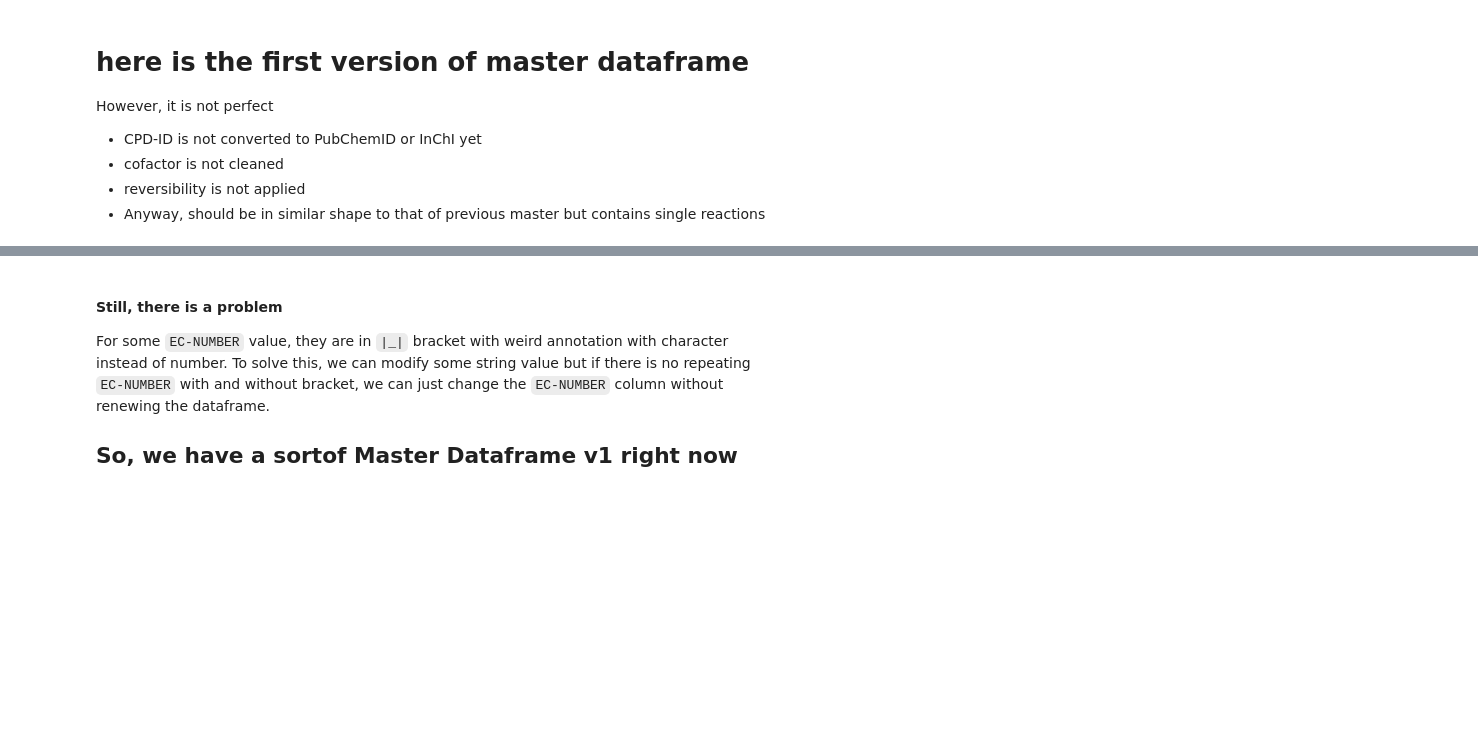
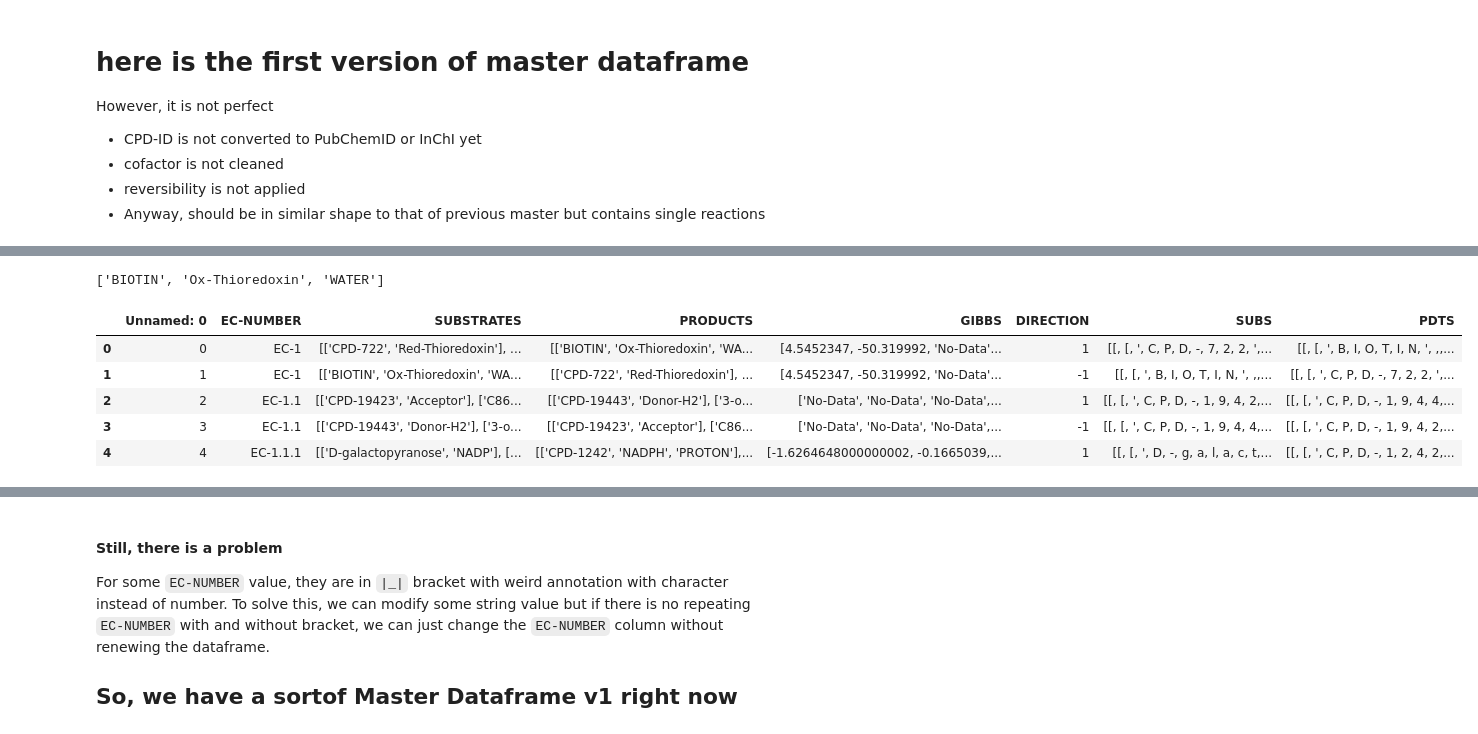
Before and after one commit to metamoles/metamoles, a Jupyter notebook: notebooks/Data_organization.ipynb, the cells around one changed output, grey strips where cells are left out. Drawn from its saved outputs; the diff is of its cells as text; code cells hidden in the pictures; blank space fills up the shorter version.

```diff
--- a/notebooks/Data_organization.ipynb
+++ b/notebooks/Data_organization.ipynb
@@ -630,0 +416,4 @@ df_merged.to_csv('df_merged.csv')
+# %%
+master = pd.read_csv('../notebooks/df_merged_1st.csv')
+master.shape
+master.head()
@@ -630,0 +446,38 @@ df_merged.to_csv('df_merged.csv')
+# %%
+master['PRODUCTS']
+# %% [output]
+['BIOTIN', 'Ox-Thioredoxin', 'WATER']
+# %%
+subs_list = []
+pdts_list = []
+for index, row in master.iterrows():
+
+    Subs = []
+    Pdts = []
+
+    for item_set in row['SUBSTRATES']:
+        if type(item_set) == list:
+            for item in item_set:
+                Subs.append(item)
+        else:
+            Subs.append(item_set)
+    for item_set in row['PRODUCTS']:
+        if type(item_set) == list:
+            for item in item_set:
+                Pdts.append(item)
+        else:
+            Pdts.append(item_set)
+    subs_list.append(Subs)
+    pdts_list.append(Pdts)
+
+master['SUBS'] = subs_list
+master['PDTS'] = pdts_list
+# %%
+master.head()
+# %% [output]
+|  | Unnamed: 0 | EC-NUMBER | SUBSTRATES | PRODUCTS | GIBBS | DIRECTION | SUBS | PDTS |
+| 0 | 0 | EC-1 | [['CPD-722', 'Red-Thioredoxin'], ... | [['BIOTIN', 'Ox-Thioredoxin', 'WA... | [4.5452347, -50.319992, 'No-Data'... | 1 | [[, [, ', C, P, D, -, 7, 2, 2, ',... | [[, [, ', B, I, O, T, I, N, ', ,,... |
+| 1 | 1 | EC-1 | [['BIOTIN', 'Ox-Thioredoxin', 'WA... | [['CPD-722', 'Red-Thioredoxin'], ... | [4.5452347, -50.319992, 'No-Data'... | -1 | [[, [, ', B, I, O, T, I, N, ', ,,... | [[, [, ', C, P, D, -, 7, 2, 2, ',... |
+| 2 | 2 | EC-1.1 | [['CPD-19423', 'Acceptor'], ['C86... | [['CPD-19443', 'Donor-H2'], ['3-o... | ['No-Data', 'No-Data', 'No-Data',... | 1 | [[, [, ', C, P, D, -, 1, 9, 4, 2,... | [[, [, ', C, P, D, -, 1, 9, 4, 4,... |
+| 3 | 3 | EC-1.1 | [['CPD-19443', 'Donor-H2'], ['3-o... | [['CPD-19423', 'Acceptor'], ['C86... | ['No-Data', 'No-Data', 'No-Data',... | -1 | [[, [, ', C, P, D, -, 1, 9, 4, 4,... | [[, [, ', C, P, D, -, 1, 9, 4, 2,... |
+| 4 | 4 | EC-1.1.1 | [['D-galactopyranose', 'NADP'], [... | [['CPD-1242', 'NADPH', 'PROTON'],... | [-1.6264648000000002, -0.1665039,... | 1 | [[, [, ', D, -, g, a, l, a, c, t,... | [[, [, ', C, P, D, -, 1, 2, 4, 2,... |
```
Also changed, not shown: parts of 51 cells of this notebook, 2 other files.
